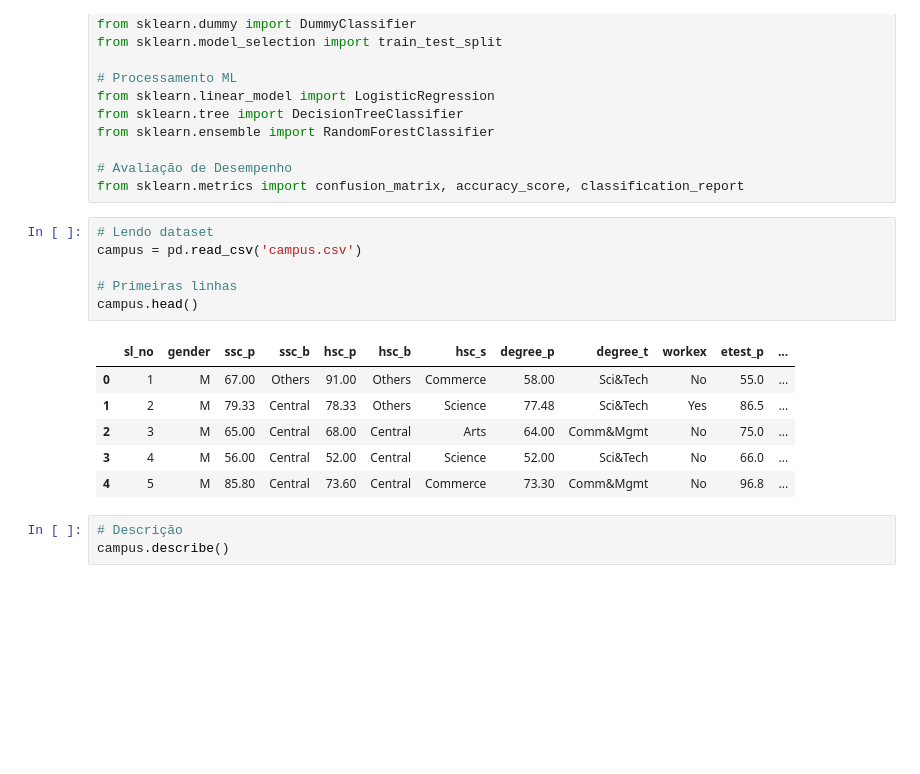
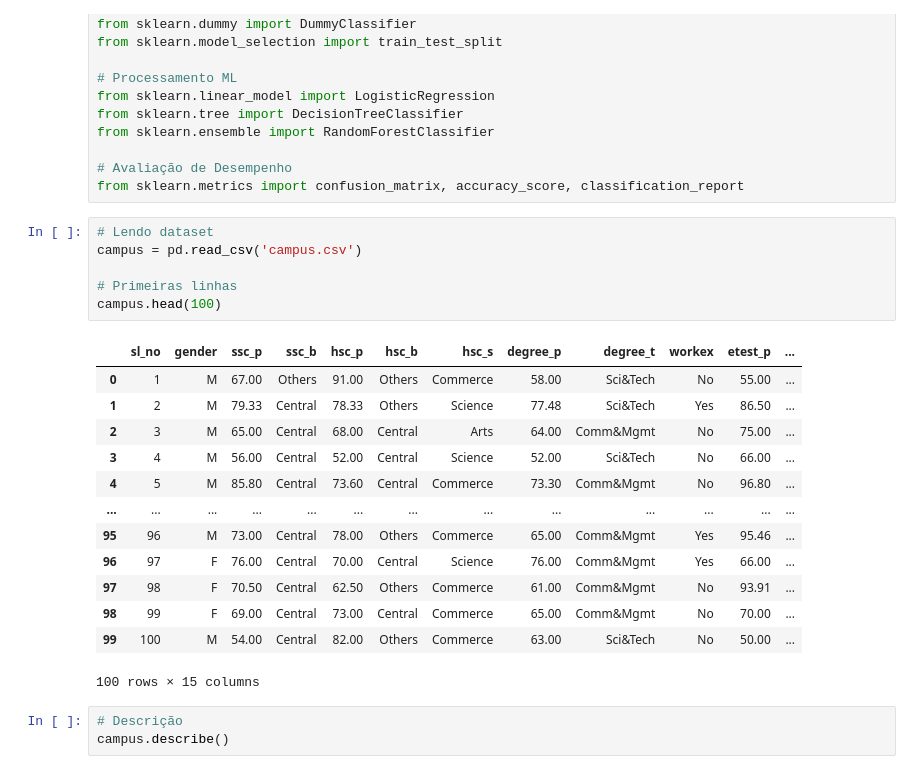
Before and after one commit to nandodevs/campus-recruitment, a Jupyter notebook: projects.ipynb, the cells around one changed output. Cells and saved outputs as stored; diff of their text form; blank space fills up the shorter version.

```diff
--- a/projects.ipynb
+++ b/projects.ipynb
@@ -27,16 +27,23 @@ from sklearn.metrics import confusion_matrix, accuracy_score, classification_rep
 # %%
 # Lendo dataset
 campus = pd.read_csv('campus.csv')
 
 # Primeiras linhas
-campus.head()
+campus.head(100)
 # %% [output]
 |  | sl_no | gender | ssc_p | ssc_b | hsc_p | hsc_b | hsc_s | degree_p | degree_t | workex | etest_p | ... |
-| 0 | 1 | M | 67.00 | Others | 91.00 | Others | Commerce | 58.00 | Sci&Tech | No | 55.0 | ... |
-| 1 | 2 | M | 79.33 | Central | 78.33 | Others | Science | 77.48 | Sci&Tech | Yes | 86.5 | ... |
-| 2 | 3 | M | 65.00 | Central | 68.00 | Central | Arts | 64.00 | Comm&Mgmt | No | 75.0 | ... |
-| 3 | 4 | M | 56.00 | Central | 52.00 | Central | Science | 52.00 | Sci&Tech | No | 66.0 | ... |
-| 4 | 5 | M | 85.80 | Central | 73.60 | Central | Commerce | 73.30 | Comm&Mgmt | No | 96.8 | ... |
+| 0 | 1 | M | 67.00 | Others | 91.00 | Others | Commerce | 58.00 | Sci&Tech | No | 55.00 | ... |
+| 1 | 2 | M | 79.33 | Central | 78.33 | Others | Science | 77.48 | Sci&Tech | Yes | 86.50 | ... |
+| 2 | 3 | M | 65.00 | Central | 68.00 | Central | Arts | 64.00 | Comm&Mgmt | No | 75.00 | ... |
+| 3 | 4 | M | 56.00 | Central | 52.00 | Central | Science | 52.00 | Sci&Tech | No | 66.00 | ... |
+| 4 | 5 | M | 85.80 | Central | 73.60 | Central | Commerce | 73.30 | Comm&Mgmt | No | 96.80 | ... |
+| ... | ... | ... | ... | ... | ... | ... | ... | ... | ... | ... | ... | ... |
+| 95 | 96 | M | 73.00 | Central | 78.00 | Others | Commerce | 65.00 | Comm&Mgmt | Yes | 95.46 | ... |
+| 96 | 97 | F | 76.00 | Central | 70.00 | Central | Science | 76.00 | Comm&Mgmt | Yes | 66.00 | ... |
+| 97 | 98 | F | 70.50 | Central | 62.50 | Others | Commerce | 61.00 | Comm&Mgmt | No | 93.91 | ... |
+| 98 | 99 | F | 69.00 | Central | 73.00 | Central | Commerce | 65.00 | Comm&Mgmt | No | 70.00 | ... |
+| 99 | 100 | M | 54.00 | Central | 82.00 | Others | Commerce | 63.00 | Sci&Tech | No | 50.00 | ... |
+100 rows × 15 columns
 # %%
 # Descrição
 campus.describe()
```
Also changed, not shown: parts of 17 cells of this notebook.
